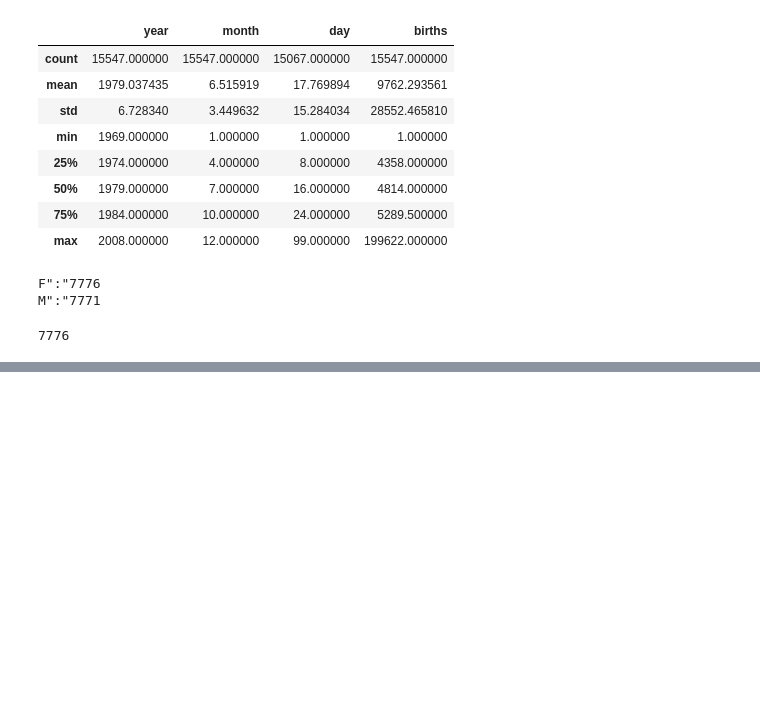
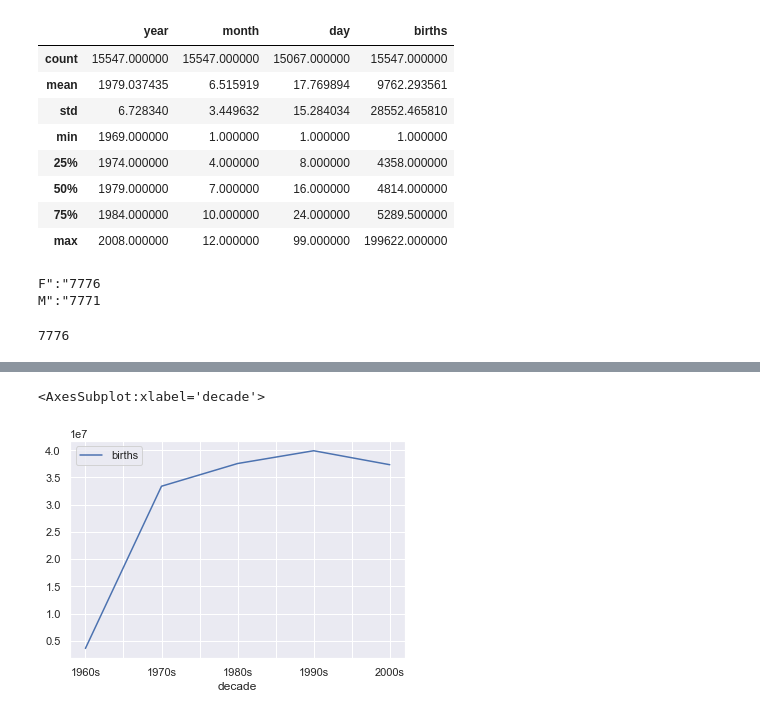
Before and after one commit to imabiodun/py, a Jupyter notebook: birth_learn.ipynb, the cells around one changed output, grey strips where cells are left out. Saved outputs shown, nothing was run; the diff lists cells and outputs as text; code cells hidden in the pictures; blank space fills up the shorter version.

```diff
--- a/birth_learn.ipynb
+++ b/birth_learn.ipynb
@@ -53,3 +63,8 @@ M":"7771
 len(birth[birth['gender']=='F'])
 # %% [output]
 7776
+# %%
+decade=10*(birth['year']//10)
+decade=decade.astype('str')+'s'
+decade.name='decade'
+birth['decade']=decade
@@ -55,0 +81,5 @@ len(birth[birth['gender']=='F'])
+# %%
+birth.pivot_table('births',index='decade', aggfunc=np.sum).plot()
+# %% [output]
+<AxesSubplot:xlabel='decade'>
+[figure, added]
```
Also changed, not shown: parts of 7 cells of this notebook, 1 other file.
